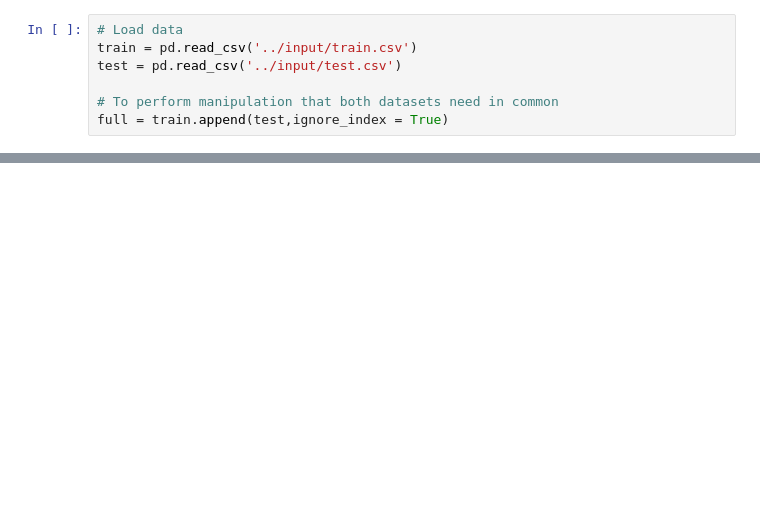
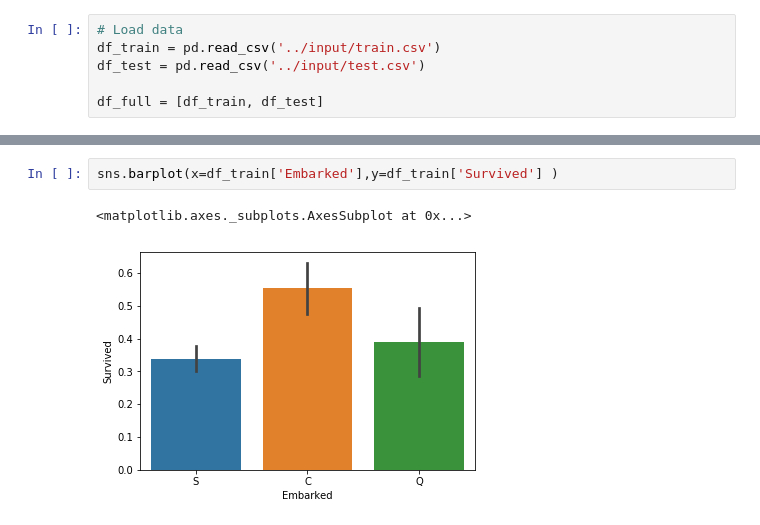
Before and after one commit to PrathyushaSangam/DataScienceUsingPython, a Jupyter notebook: titanic_kernel.ipynb, the cells around one changed output, grey strips where cells are left out. Drawn from its saved outputs; the diff is of its cells as text; blank space fills up the shorter version.

```diff
--- a/titanic_kernel.ipynb
+++ b/titanic_kernel.ipynb
@@ -19,8 +73,7 @@ InteractiveShell.ast_node_interactivity = "all"
 # %%
 # Load data
-train = pd.read_csv('../input/train.csv')
-test = pd.read_csv('../input/test.csv')
+df_train = pd.read_csv('../input/train.csv')
+df_test = pd.read_csv('../input/test.csv')
 
-# To perform manipulation that both datasets need in common
-full = train.append(test,ignore_index = True)
+df_full = [df_train, df_test]
 # %% [markdown]
@@ -30,0 +188,5 @@ full.isnull().sum()
+# %%
+sns.barplot(x=df_train['Embarked'],y=df_train['Survived'] )
+# %% [output]
+<matplotlib.axes._subplots.AxesSubplot at 0x...>
+[figure, added]
```
Also changed, not shown: parts of 55 cells of this notebook.
